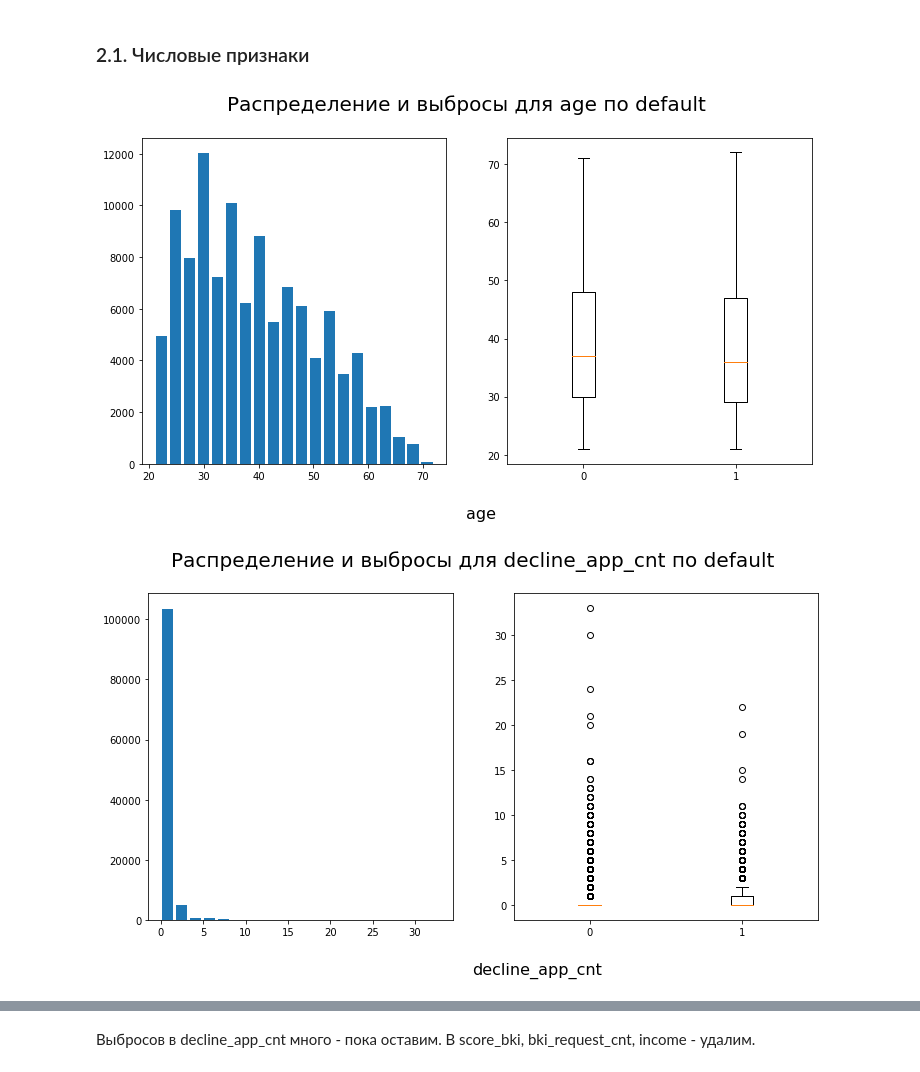
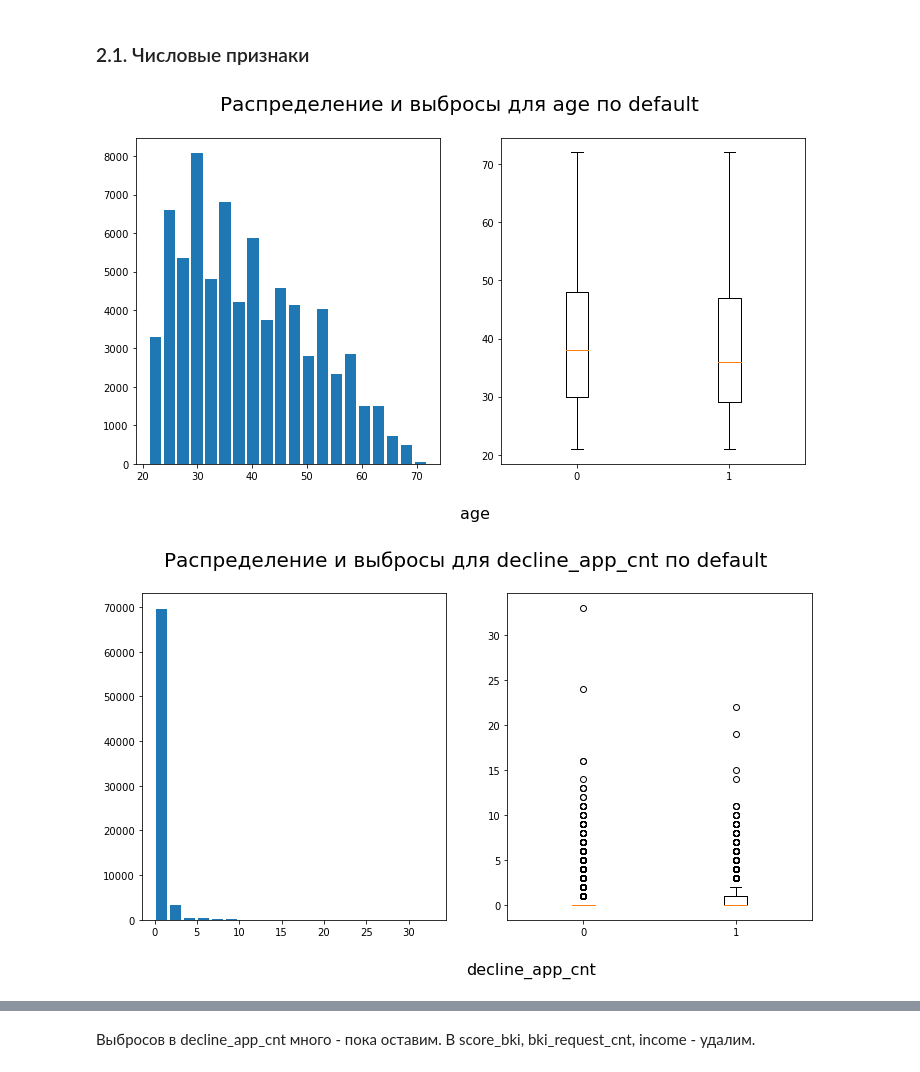
Before and after one commit to YuliaBOGDANOVA/skillfactory_rds, a Jupyter notebook: module_4/[SF-DST] Credit Scoring - Yulia_Bogdanova.ipynb, the cells around one changed output, grey strips where cells are left out. Cells and saved outputs as stored; diff of their text form; code cells hidden in the pictures.

```diff
--- a/module_4/[SF-DST] Credit Scoring - Yulia_Bogdanova.ipynb
+++ b/module_4/[SF-DST] Credit Scoring - Yulia_Bogdanova.ipynb
@@ -304,3 +273,10 @@ df.dropna(inplace=True)
+# %%
+# На самом деле, если удалить пустые значения - модель получается не сильно, но лучше.
+# Но kaggle не принимает submission с меньшим количеством строк, чем ожидает.
+df_train['education_isNaN'] = pd.isna(df_train['education']).astype('uint8')
+df_test['education_isNaN'] = pd.isna(df_test['education']).astype('uint8')
+df_train['education'] = df_train['education'].fillna(df_train['education'].value_counts().index[0])
+df_test['education'] = df_test['education'].fillna(df_test['education'].value_counts().index[0])
 # %% [markdown]
 Необходимо определиться какие признаки являются числовыми, какие категориальными.
 # %% [markdown]
@@ -407,7 +383,9 @@ Name: first_time, dtype: int64
 Обработаем признак app_date.
 # %%
 # Переведем даты в формат datetime
-df['app_date'] = pd.to_datetime(df['app_date'])
+df_train['app_date'] = pd.to_datetime(df_train['app_date'])
+df_test['app_date'] = pd.to_datetime(df_test['app_date'])
 # %%
 # Вычислим, как давно была подана последняя заявка, т.е. насколько свежа заявка (в днях) и добавим инфо в признак
-df['app_date_freshness'] = df.app_date.apply(lambda x: (datetime.now() - x).days)
+df_train['app_date_freshness'] = df_train.app_date.apply(lambda x: (datetime.now() - x).days)
+df_test['app_date_freshness'] = df_test.app_date.apply(lambda x: (datetime.now() - x).days)
@@ -416,3 +392,6 @@ df = df.drop('app_date', axis=1)
+# %%
+df_train = df_train.drop('app_date', axis=1)
+df_test = df_test.drop('app_date', axis=1)
 # %% [markdown]
 Разделим признаки на группы.
 # %%
@@ -425,7 +404,7 @@ cat_cols = ['education', 'home_address', 'work_address', 'sna', 'first_time', 'r
 # %%
 # Посмотрим на распределение числовых признаков
 for col in num_cols:
-    visual_num(df, col)
+    visual_num(df_train, col)
 # %% [output]
-[figure, old version]
+[figure, new version]
-[figure, old version]
+[figure, new version]
```
Also changed, not shown: parts of 62 cells of this notebook, 3 other files.
